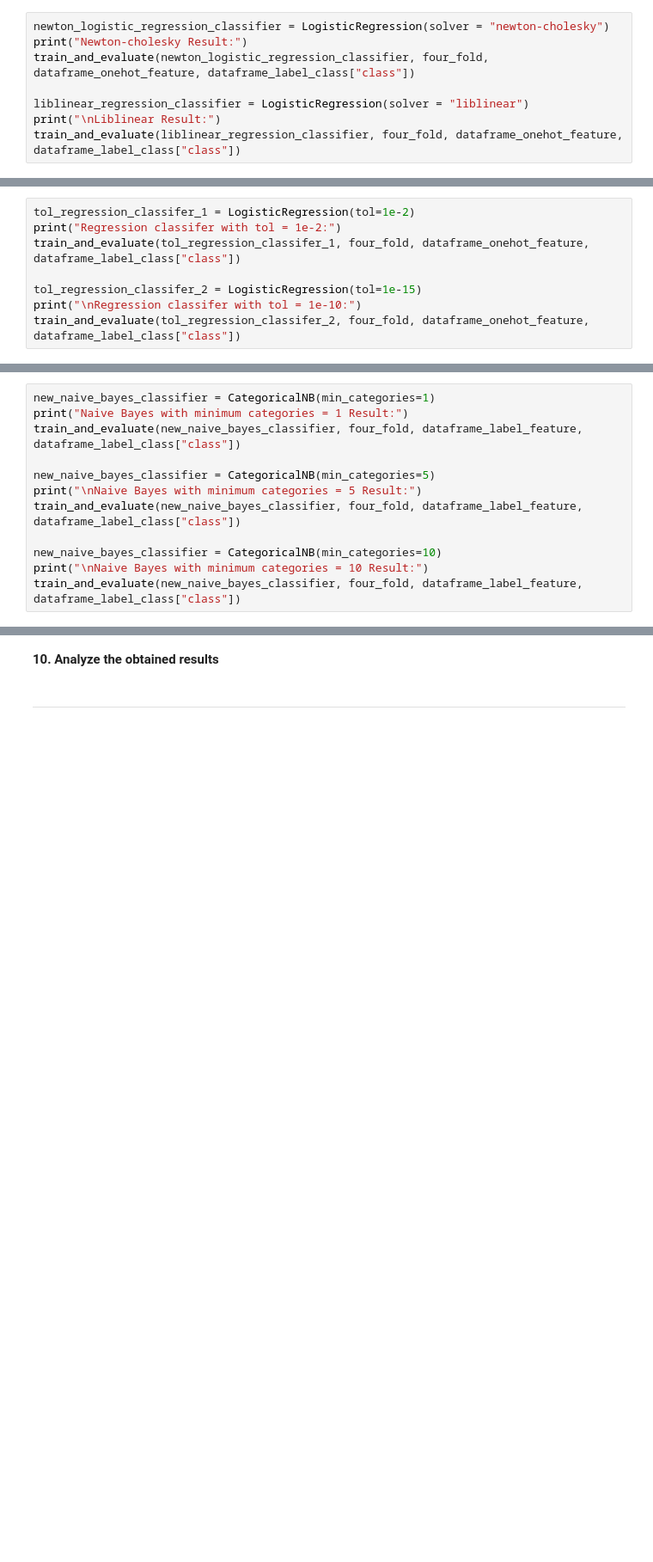
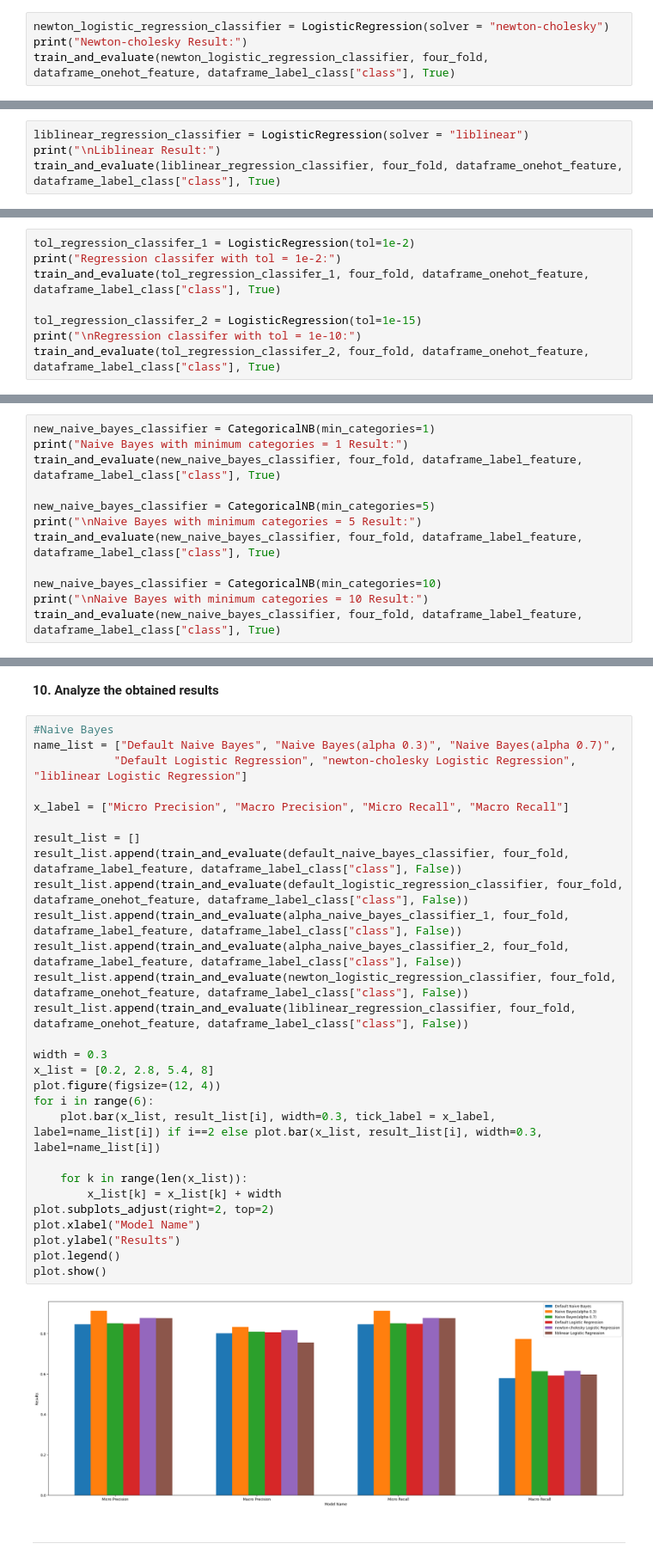
Before and after one commit to uOttawa-Collabs/CSI4106-Fall-2023, a Jupyter notebook: Assignment 2/CSI4106_A2.ipynb, the cells around one changed output, grey strips where cells are left out. Shown at 86% size. Drawn from its saved outputs; the diff is of its cells as text; blank space fills up the shorter version.

Commit message:
Add diagram

```diff
--- a/Assignment 2/CSI4106_A2.ipynb
+++ b/Assignment 2/CSI4106_A2.ipynb
@@ -258,8 +315,4 @@ Modify the different types of solver in the logistic regression classifier:
 # %%
 newton_logistic_regression_classifier = LogisticRegression(solver = "newton-cholesky")
 print("Newton-cholesky Result:")
-train_and_evaluate(newton_logistic_regression_classifier, four_fold, dataframe_onehot_feature, dataframe_label_class["class"])
-
-liblinear_regression_classifier = LogisticRegression(solver = "liblinear")
-print("\nLiblinear Result:")
-train_and_evaluate(liblinear_regression_classifier, four_fold, dataframe_onehot_feature, dataframe_label_class["class"])
+train_and_evaluate(newton_logistic_regression_classifier, four_fold, dataframe_onehot_feature, dataframe_label_class["class"], True)
@@ -265,0 +325,4 @@ train_and_evaluate(liblinear_regression_classifier, four_fold, dataframe_onehot_
+# %%
+liblinear_regression_classifier = LogisticRegression(solver = "liblinear")
+print("\nLiblinear Result:")
+train_and_evaluate(liblinear_regression_classifier, four_fold, dataframe_onehot_feature, dataframe_label_class["class"], True)
@@ -270,8 +339,8 @@ Modify the Tolerance parameter in the in the logistic regression classifier:
 # %%
 tol_regression_classifer_1 = LogisticRegression(tol=1e-2)
 print("Regression classifer with tol = 1e-2:")
-train_and_evaluate(tol_regression_classifer_1, four_fold, dataframe_onehot_feature, dataframe_label_class["class"])
+train_and_evaluate(tol_regression_classifer_1, four_fold, dataframe_onehot_feature, dataframe_label_class["class"], True)
 
 tol_regression_classifer_2 = LogisticRegression(tol=1e-15)
 print("\nRegression classifer with tol = 1e-10:")
-train_and_evaluate(tol_regression_classifer_2, four_fold, dataframe_onehot_feature, dataframe_label_class["class"])
+train_and_evaluate(tol_regression_classifer_2, four_fold, dataframe_onehot_feature, dataframe_label_class["class"], True)
@@ -282,12 +363,12 @@ Modify the min_categories parameter in the in the Naive Bayes classifier:
 # %%
 new_naive_bayes_classifier = CategoricalNB(min_categories=1)
 print("Naive Bayes with minimum categories = 1 Result:")
-train_and_evaluate(new_naive_bayes_classifier, four_fold, dataframe_label_feature, dataframe_label_class["class"])
+train_and_evaluate(new_naive_bayes_classifier, four_fold, dataframe_label_feature, dataframe_label_class["class"], True)
 
 new_naive_bayes_classifier = CategoricalNB(min_categories=5)
 print("\nNaive Bayes with minimum categories = 5 Result:")
-train_and_evaluate(new_naive_bayes_classifier, four_fold, dataframe_label_feature, dataframe_label_class["class"])
+train_and_evaluate(new_naive_bayes_classifier, four_fold, dataframe_label_feature, dataframe_label_class["class"], True)
 
 new_naive_bayes_classifier = CategoricalNB(min_categories=10)
 print("\nNaive Bayes with minimum categories = 10 Result:")
-train_and_evaluate(new_naive_bayes_classifier, four_fold, dataframe_label_feature, dataframe_label_class["class"])
+train_and_evaluate(new_naive_bayes_classifier, four_fold, dataframe_label_feature, dataframe_label_class["class"], True)
@@ -295,6 +394,36 @@ train_and_evaluate(new_naive_bayes_classifier, four_fold, dataframe_label_featur
 --------------------------------------------------------------------------
 # %% [markdown]
 **10. Analyze the obtained results**
+# %%
+#Naive Bayes
+name_list = ["Default Naive Bayes", "Naive Bayes(alpha 0.3)", "Naive Bayes(alpha 0.7)",
+            "Default Logistic Regression", "newton-cholesky Logistic Regression", "liblinear Logistic Regression"]
+
+x_label = ["Micro Precision", "Macro Precision", "Micro Recall", "Macro Recall"]
+
+result_list = []
+result_list.append(train_and_evaluate(default_naive_bayes_classifier, four_fold, dataframe_label_feature, dataframe_label_class["class"], False))
+result_list.append(train_and_evaluate(default_logistic_regression_classifier, four_fold, dataframe_onehot_feature, dataframe_label_class["class"], False))
+result_list.append(train_and_evaluate(alpha_naive_bayes_classifier_1, four_fold, dataframe_label_feature, dataframe_label_class["class"], False))
+result_list.append(train_and_evaluate(alpha_naive_bayes_classifier_2, four_fold, dataframe_label_feature, dataframe_label_class["class"], False))
+result_list.append(train_and_evaluate(newton_logistic_regression_classifier, four_fold, dataframe_onehot_feature, dataframe_label_class["class"], False))
+result_list.append(train_and_evaluate(liblinear_regression_classifier, four_fold, dataframe_onehot_feature, dataframe_label_class["class"], False))
+
+width = 0.3
+x_list = [0.2, 2.8, 5.4, 8]
+plot.figure(figsize=(12, 4))
+for i in range(6):
+    plot.bar(x_list, result_list[i], width=0.3, tick_label = x_label, label=name_list[i]) if i==2 else plot.bar(x_list, result_list[i], width=0.3, label=name_list[i])
+
+    for k in range(len(x_list)):
+        x_list[k] = x_list[k] + width
+plot.subplots_adjust(right=2, top=2)
+plot.xlabel("Model Name")
+plot.ylabel("Results")
+plot.legend()
+plot.show()
+# %% [output]
+[figure, added]
 # %% [markdown]
 --------------------------------------------------------------------------
 # %% [markdown]
```
Also changed, not shown: parts of 12 cells of this notebook.
